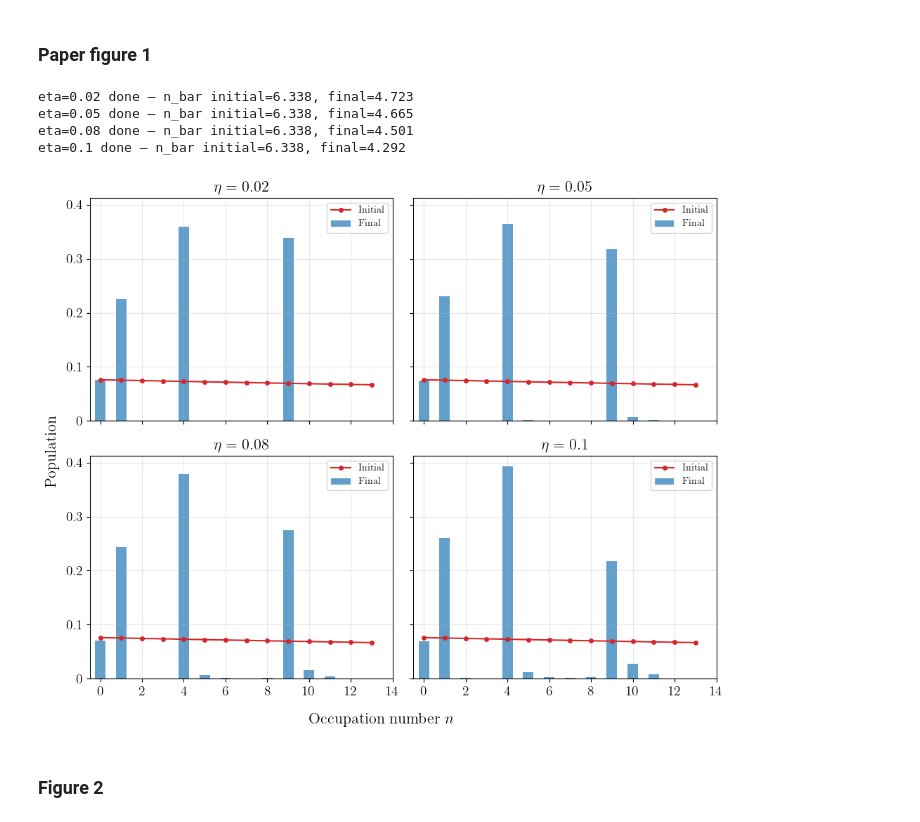
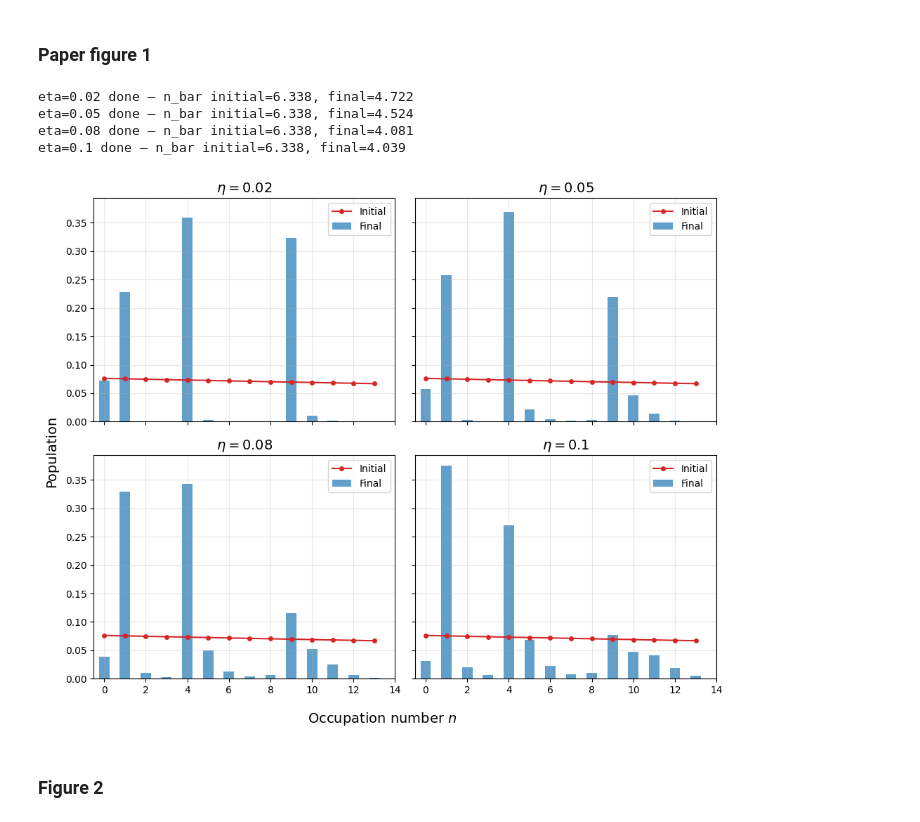
Before and after one commit to GonReina/QLearn, a Jupyter notebook: trapped_ions/Fock_mixtures_sim.ipynb, the cells around one changed output. Cells and saved outputs as stored; diff of their text form; code cells hidden in the pictures.

```diff
--- a/trapped_ions/Fock_mixtures_sim.ipynb
+++ b/trapped_ions/Fock_mixtures_sim.ipynb
@@ -211,7 +160,7 @@ from qutip import *
 # Define system parameters
 Delta = 1.0  # Detuning
 nu = 1.0     # Motional frequency
-Omega=.0001  # Rabi frequency
+Omega=1  # Rabi frequency
 eta = 0.05    # Lamb-Dicke parameter
 n_thermal = 1  # Average thermal phonon number
 n0 = 1
@@ -840,21 +789,18 @@ Delta = 0
 RF_strength = 1
 nu = 1.0
 Omega = nu
-Omega_y = 100
+Omega_y = 1000
 n_thermal = 1
 n0 = 1
-gamma = 100
+gamma = 1000
 kT = 100
 N = 14
 num_pulses = 60
 
 eta_values = [0.02, 0.05, 0.08, 0.1]
 
-set_latex_plot_style()
 fig, axes = plt.subplots(2, 2, figsize=(10, 8), sharey=True, sharex=True)
 axes = axes.flatten()
-for ax in axes:
-    latexify_ticks(ax)
 
 for idx, eta in enumerate(eta_values):
     tau = 2 * np.pi / (eta * Omega * np.sqrt(n0))
@@ -902,10 +848,8 @@ for idx, eta in enumerate(eta_values):
     prop_y_undo = (L_y_undo * y_duration).expm()
 
     # 3) X(τ) pulse
-    # H_x = 0.5 * nu * s_x_full + nu * a_dag_full * a_full + \
-    #           0.5 * 1j * Omega * eta * s_z_full * (a_dag_full - a_full)
-    H_x = 0.5 * Delta * s_z_full + nu * a_dag_full * a_full + \
-         0.5 * Omega * (s_plus_full * D_op + s_minus_full * D_op.dag())
+    H_x = 0.5 * nu * s_x_full + nu * a_dag_full * a_full + \
+              0.5 * 1j * Omega * eta * s_z_full * (a_dag_full - a_full)
     L_x = liouvillian(H_x, [])
     prop_x = (L_x * tau).expm()
 
@@ -933,44 +877,43 @@ for idx, eta in enumerate(eta_values):
     thermal_state = thermal_state / thermal_state.tr()
     ground_state = basis(2, 1)
     initial_state = tensor(ground_state * ground_state.dag(), thermal_state)
 
     occupancies = np.zeros((num_pulses + 1, N))
     rho_vec = operator_to_vector(initial_state)
     rho_mat = vector_to_operator(rho_vec)
     occupancies[0, :] = rho_mat.ptrace(1).diag().real
 
     current_rho_vec = rho_vec
     for k in range(1, num_pulses + 1):
         current_rho_vec = prop_cycle * current_rho_vec
         rho_mat = vector_to_operator(current_rho_vec)
         occupancies[k, :] = rho_mat.ptrace(1).diag().real
 
     # Plot
     ax = axes[idx]
     p_initial = occupancies[0, :]
     p_final = occupancies[-1, :]
     n_states = np.arange(N)
-    ax.plot(n_states, p_initial, 'o-', color='tab:red', markersize=4, label=r'Initial')
-    ax.bar(n_states, p_final, width=0.5, alpha=0.7, color='tab:blue', label=r'Final')
-    ax.set_title(rf'$\eta = {eta}$', fontsize=16)
+    ax.plot(n_states, p_initial, 'o-', color='tab:red', markersize=4, label='Initial')
+    ax.bar(n_states, p_final, width=0.5, alpha=0.7, color='tab:blue', label='Final')
+    ax.set_title(rf'$\eta = {eta}$', fontsize=14)
     ax.set_xlim(-0.5, 14)
     ax.legend(fontsize=10)
     ax.grid(True, alpha=0.3)
 
     print(f"eta={eta} done — n_bar initial={np.dot(n_states, p_initial):.3f}, final={np.dot(n_states, p_final):.3f}")
 
-fig.supxlabel(r'Occupation number $n$', fontsize=16)
-fig.supylabel(r'Population', fontsize=16)
+fig.supxlabel('Occupation number $n$', fontsize=14)
+fig.supylabel('Population', fontsize=14)
 # fig.suptitle('Cooling in the Lamb-Dicke Regime', fontsize=16, y=1.01)
 plt.tight_layout()
 plt.show()
-fig.savefig("figure1.pdf", bbox_inches="tight")
 # %% [output]
-eta=0.02 done — n_bar initial=6.338, final=4.723
-eta=0.05 done — n_bar initial=6.338, final=4.665
-eta=0.08 done — n_bar initial=6.338, final=4.501
-eta=0.1 done — n_bar initial=6.338, final=4.292
+eta=0.02 done — n_bar initial=6.338, final=4.722
+eta=0.05 done — n_bar initial=6.338, final=4.524
+eta=0.08 done — n_bar initial=6.338, final=4.081
+eta=0.1 done — n_bar initial=6.338, final=4.039
-[figure, old version]
+[figure, new version]
 # %% [markdown]
 ### Figure 2
 # %%
```
Also changed, not shown: parts of 8 cells of this notebook, 2 other files.
